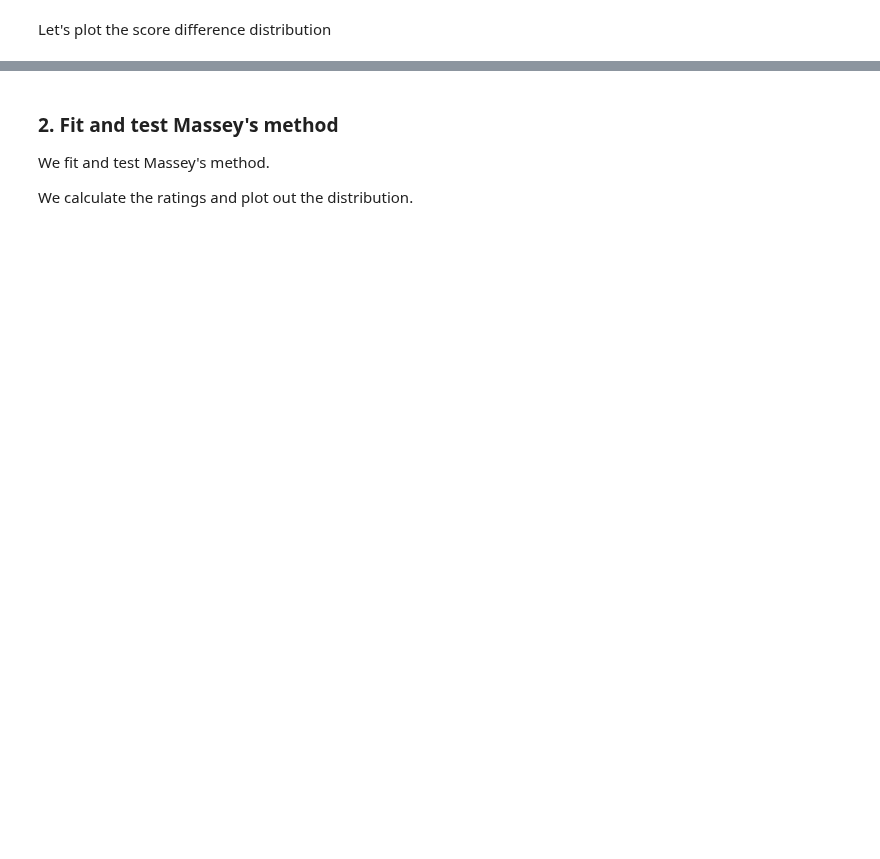
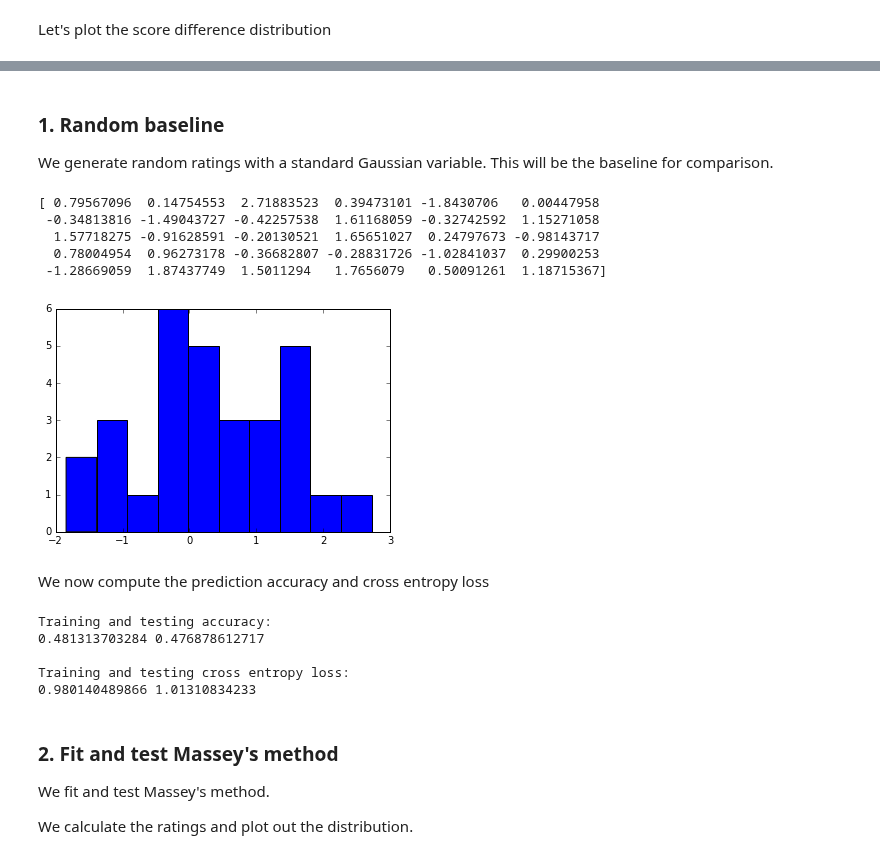
Before and after one commit to young-geng/RatingAnalysis, a Jupyter notebook: RatingAlgorithmComparison.ipynb, the cells around one changed output, grey strips where cells are left out. Drawn from its saved outputs; the diff is of its cells as text; code cells hidden in the pictures; blank space fills up the shorter version.

Commit message:
fixed critial problem for testing

```diff
--- a/RatingAlgorithmComparison.ipynb
+++ b/RatingAlgorithmComparison.ipynb
@@ -47,3 +47,33 @@ ggplot(pd.DataFrame({'score_difference': data['HomePTS'] - data['VisitorPTS']}),
+# %% [markdown]
+### 1. Random baseline
+We generate random ratings with a standard Gaussian variable. This will be the baseline for comparison.
+# %%
+random_model = rating_utils.RandomRating()
+random_model.fit(train, rating_utils.get_teams(data))
+print random_model.ratings
+
+plt.hist(random_model.ratings)
+pass
+# %% [output]
+[ 0.79567096  0.14754553  2.71883523  0.39473101 -1.8430706   0.00447958
+ -0.34813816 -1.49043727 -0.42257538  1.61168059 -0.32742592  1.15271058
+  1.57718275 -0.91628591 -0.20130521  1.65651027  0.24797673 -0.98143717
+  0.78004954  0.96273178 -0.36682807 -0.28831726 -1.02841037  0.29900253
+ -1.28669059  1.87437749  1.5011294   1.7656079   0.50091261  1.18715367]
+[figure, added]
+# %% [markdown]
+We now compute the prediction accuracy and cross entropy loss
+# %%
+print "Training and testing accuracy:"
+print random_model.test_accuracy(train), random_model.test_accuracy(test)
+print "\nTraining and testing cross entropy loss:"
+print random_model.test_cross_entropy_loss(train), random_model.test_cross_entropy_loss(test)
+# %% [output]
+Training and testing accuracy:
+0.481313703284 0.476878612717
+
+Training and testing cross entropy loss:
+0.980140489866 1.01310834233
 # %% [markdown]
 ### 2. Fit and test Massey's method
 We fit and test Massey's method.
```
Also changed, not shown: parts of 12 cells of this notebook, 1 other file.
